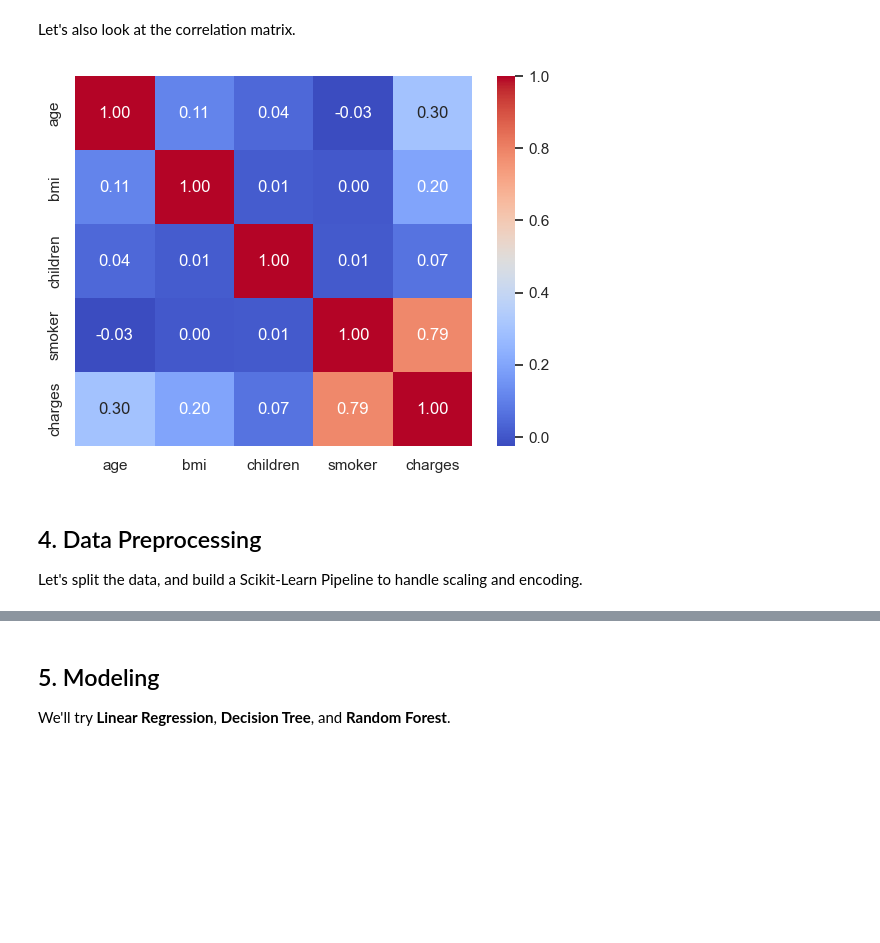
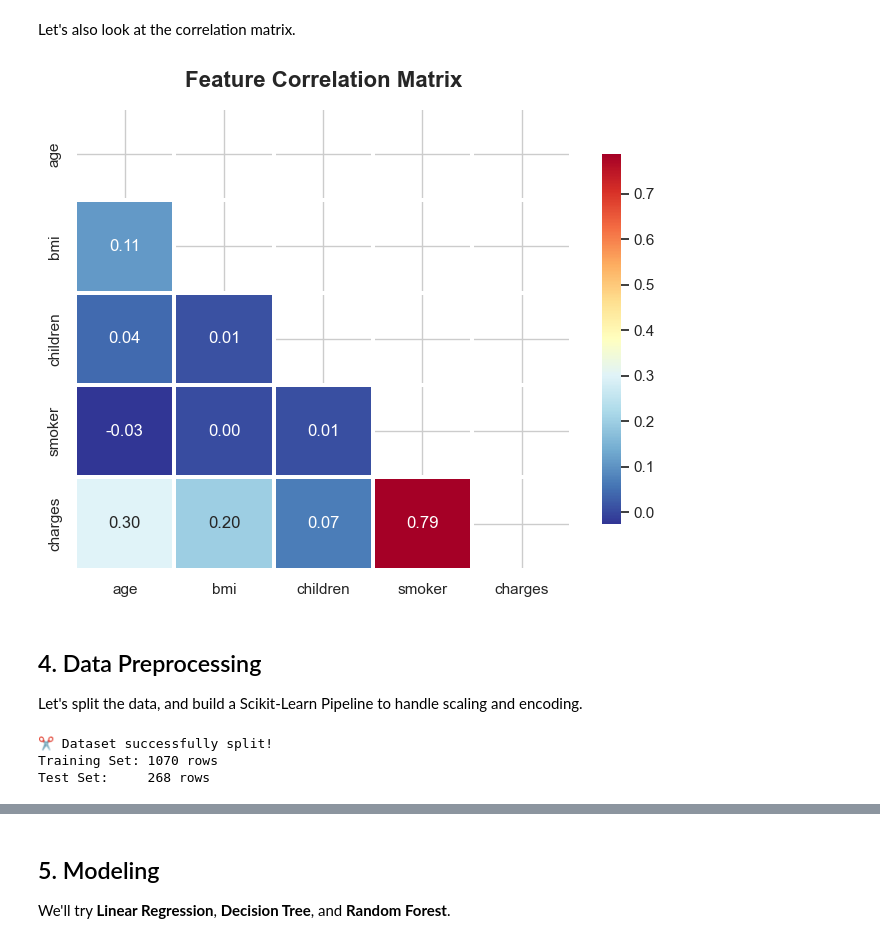
Before and after one commit to SepehrMohammady/The-Fundamentals-of-ML, a Jupyter notebook: insurance_project.ipynb, the cells around one changed output, grey strips where cells are left out. Saved outputs shown, nothing was run; the diff lists cells and outputs as text; code cells hidden in the pictures; blank space fills up the shorter version.

Commit message:
feat: complete notebook UI overhaul with modern tables, charts, and fixes

```diff
--- a/insurance_project.ipynb
+++ b/insurance_project.ipynb
@@ -165,12 +152,19 @@ Let's also look at the correlation matrix.
 # %%
 # We'll encode 'smoker' temporarily just to see numerical correlation
 corr_df = insurance.copy()
 corr_df['smoker'] = corr_df['smoker'].map({'yes': 1, 'no': 0})
 corr_mat = corr_df[['age', 'bmi', 'children', 'smoker', 'charges']].corr()
-sns.heatmap(corr_mat, annot=True, cmap='coolwarm', fmt=".2f")
+
+# Create a mask to hide the upper triangle for a cleaner look
+mask = np.triu(np.ones_like(corr_mat, dtype=bool))
+
+plt.figure(figsize=(8, 6))
+sns.heatmap(corr_mat, mask=mask, annot=True, cmap='RdYlBu_r',
+            fmt=".2f", linewidths=1.5, cbar_kws={"shrink": .8})
+plt.title('Feature Correlation Matrix', fontsize=16, fontweight='bold', pad=15)
 plt.show()
 # %% [output]
-[figure, old version]
+[figure, new version]
 # %% [markdown]
 ## 4. Data Preprocessing
 Let's split the data, and build a Scikit-Learn Pipeline to handle scaling and encoding.
@@ -182,6 +176,14 @@ y = insurance['charges']
 
 # 80/20 train/test split
 X_train, X_test, y_train, y_test = train_test_split(X, y, test_size=0.2, random_state=42)
+
+print("✂️ Dataset successfully split!")
+print(f"Training Set: {X_train.shape[0]} rows")
+print(f"Test Set:     {X_test.shape[0]} rows")
+# %% [output]
+✂️ Dataset successfully split!
+Training Set: 1070 rows
+Test Set:     268 rows
 # %%
 from sklearn.pipeline import Pipeline
 from sklearn.compose import ColumnTransformer
```
Also changed, not shown: parts of 12 cells of this notebook.
